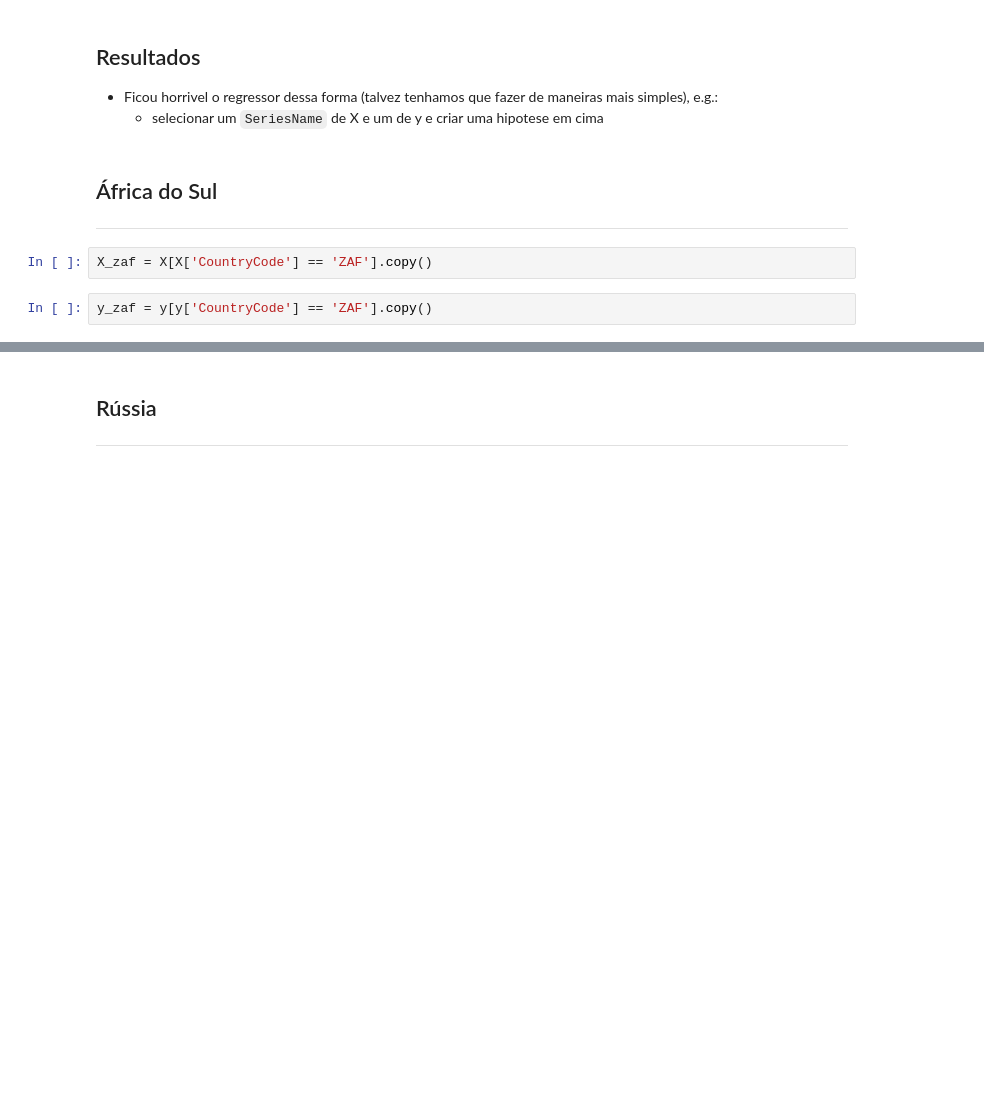
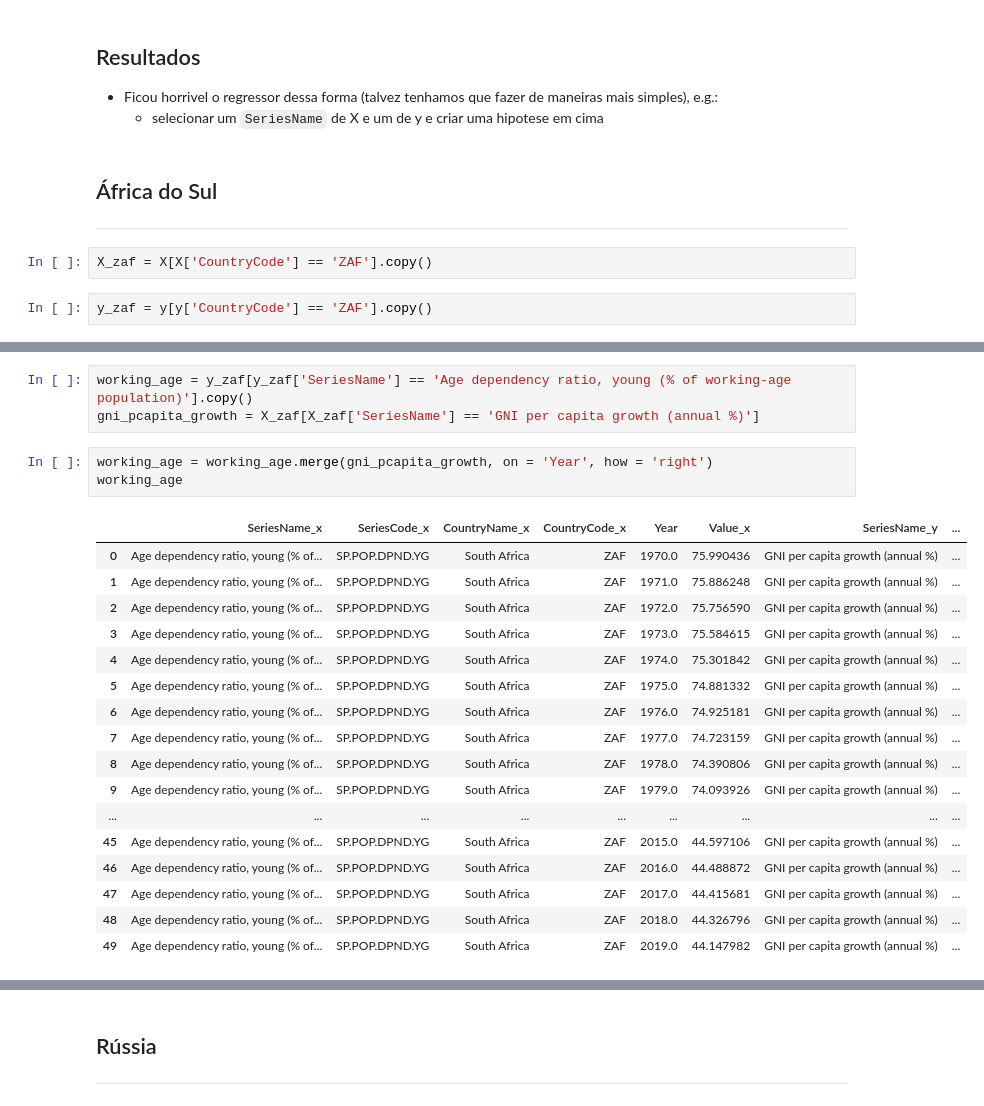
Before and after one commit to lucas-coutinho/brics-data-analysis, a Jupyter notebook: brics_health_and_poverty.ipynb, the cells around one changed output, grey strips where cells are left out. Drawn from its saved outputs; the diff is of its cells as text; blank space fills up the shorter version.

```diff
--- a/brics_health_and_poverty.ipynb
+++ b/brics_health_and_poverty.ipynb
@@ -72,0 +131,24 @@ y_zaf = y[y['CountryCode'] == 'ZAF'].copy()
+# %%
+working_age = y_zaf[y_zaf['SeriesName'] == 'Age dependency ratio, young (% of working-age population)'].copy()
+gni_pcapita_growth = X_zaf[X_zaf['SeriesName'] == 'GNI per capita growth (annual %)']
+# %%
+working_age = working_age.merge(gni_pcapita_growth, on = 'Year', how = 'right')
+working_age
+# %% [output]
+|  | SeriesName_x | SeriesCode_x | CountryName_x | CountryCode_x | Year | Value_x | SeriesName_y | ... |
+| 0 | Age dependency ratio, young (% of... | SP.POP.DPND.YG | South Africa | ZAF | 1970.0 | 75.990436 | GNI per capita growth (annual %) | ... |
+| 1 | Age dependency ratio, young (% of... | SP.POP.DPND.YG | South Africa | ZAF | 1971.0 | 75.886248 | GNI per capita growth (annual %) | ... |
+| 2 | Age dependency ratio, young (% of... | SP.POP.DPND.YG | South Africa | ZAF | 1972.0 | 75.756590 | GNI per capita growth (annual %) | ... |
+| 3 | Age dependency ratio, young (% of... | SP.POP.DPND.YG | South Africa | ZAF | 1973.0 | 75.584615 | GNI per capita growth (annual %) | ... |
+| 4 | Age dependency ratio, young (% of... | SP.POP.DPND.YG | South Africa | ZAF | 1974.0 | 75.301842 | GNI per capita growth (annual %) | ... |
+| 5 | Age dependency ratio, young (% of... | SP.POP.DPND.YG | South Africa | ZAF | 1975.0 | 74.881332 | GNI per capita growth (annual %) | ... |
+| 6 | Age dependency ratio, young (% of... | SP.POP.DPND.YG | South Africa | ZAF | 1976.0 | 74.925181 | GNI per capita growth (annual %) | ... |
+| 7 | Age dependency ratio, young (% of... | SP.POP.DPND.YG | South Africa | ZAF | 1977.0 | 74.723159 | GNI per capita growth (annual %) | ... |
+| 8 | Age dependency ratio, young (% of... | SP.POP.DPND.YG | South Africa | ZAF | 1978.0 | 74.390806 | GNI per capita growth (annual %) | ... |
+| 9 | Age dependency ratio, young (% of... | SP.POP.DPND.YG | South Africa | ZAF | 1979.0 | 74.093926 | GNI per capita growth (annual %) | ... |
+| ... | ... | ... | ... | ... | ... | ... | ... | ... |
+| 45 | Age dependency ratio, young (% of... | SP.POP.DPND.YG | South Africa | ZAF | 2015.0 | 44.597106 | GNI per capita growth (annual %) | ... |
+| 46 | Age dependency ratio, young (% of... | SP.POP.DPND.YG | South Africa | ZAF | 2016.0 | 44.488872 | GNI per capita growth (annual %) | ... |
+| 47 | Age dependency ratio, young (% of... | SP.POP.DPND.YG | South Africa | ZAF | 2017.0 | 44.415681 | GNI per capita growth (annual %) | ... |
+| 48 | Age dependency ratio, young (% of... | SP.POP.DPND.YG | South Africa | ZAF | 2018.0 | 44.326796 | GNI per capita growth (annual %) | ... |
+| 49 | Age dependency ratio, young (% of... | SP.POP.DPND.YG | South Africa | ZAF | 2019.0 | 44.147982 | GNI per capita growth (annual %) | ... |
```
Also changed, not shown: parts of 12 cells of this notebook.
